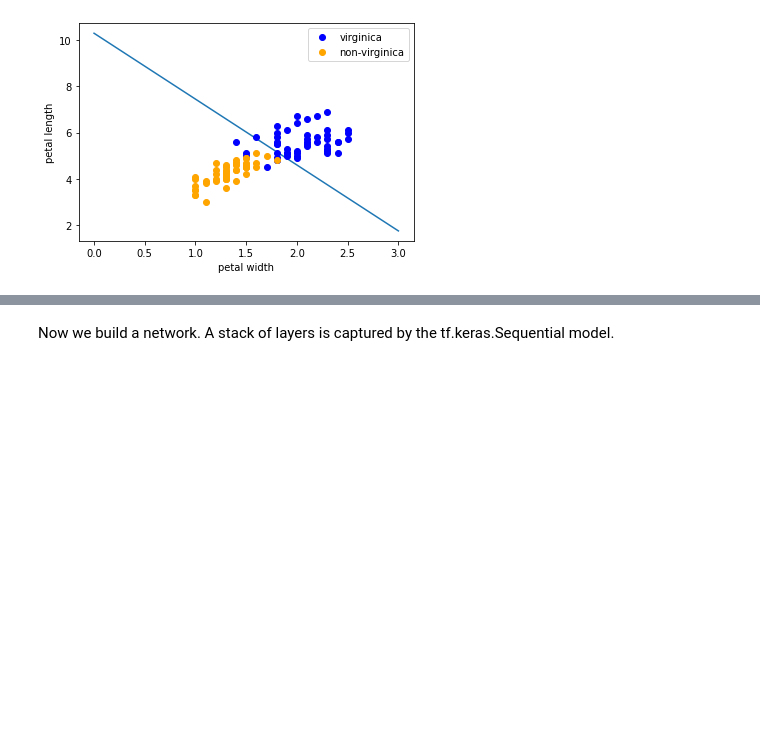
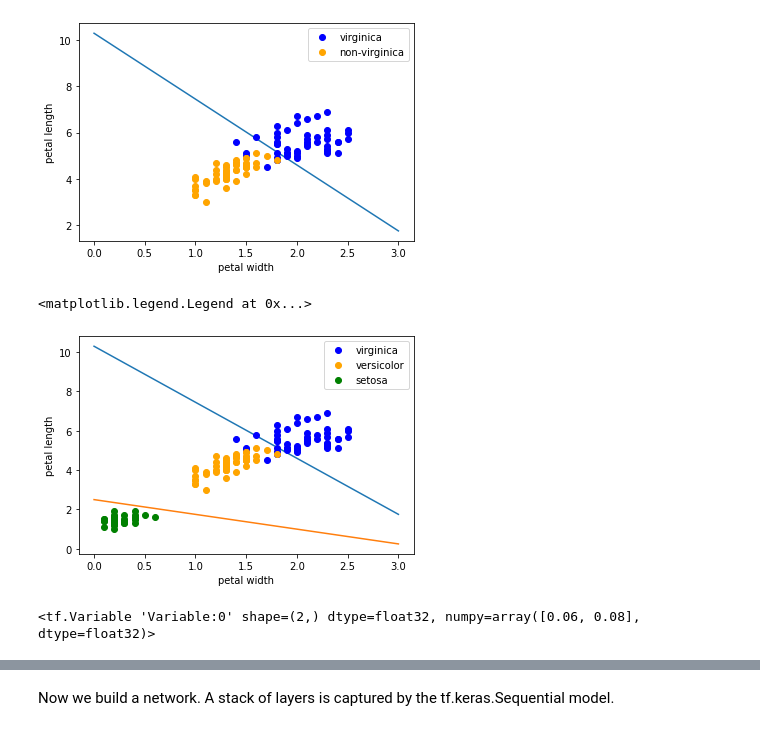
Before and after one commit to yeswhos/COMP5400M-Bio-inspired-Computing, a Jupyter notebook: CW2/Backpropagation on the Iris data set.ipynb, the cells around one changed output, grey strips where cells are left out. Saved outputs shown, nothing was run; the diff lists cells and outputs as text; code cells hidden in the pictures; blank space fills up the shorter version.

```diff
--- a/CW2/Backpropagation on the Iris data set.ipynb
+++ b/CW2/Backpropagation on the Iris data set.ipynb
@@ -187,11 +187,10 @@ print(len(y_virginica))
 # tf.compat.v1.disable_eager_execution()
 import tensorflow as tf
 class Perceptron(object):
-    def __init__(self, input_feature_num, activation=None):
+    def __init__(self, input_feature_num, activation=None, b = 0.0):
         self.activation = activation if activation else self.sign
         self.w = [0.0] * input_feature_num
-        #self.b = -200000.0
-        self.b = 0.0
+        self.b = b
 
     def sign(self, z):
         # 阶跃激活函数:
@@ -250,7 +249,7 @@ perceptron_setoa.fit(X_setoa, y_setoa, iteration=100, learning_rate=0.1)
 # %% [output]
 weights: [0.06 0.08]    bias: -0.2
 # %%
-perceptron_virginica = Perceptron(input_feature_num=X_virginica.shape[1])
+perceptron_virginica = Perceptron(input_feature_num=X_virginica.shape[1], b = -200000.0)
 perceptron_virginica.fit(X_virginica, y_virginica, iteration=1000, learning_rate=0.1)
 # %% [output]
 weights: [52478.2        18440.13999999]        bias: -189729.29999940217
@@ -289,6 +288,31 @@ plt.legend()
 # %% [output]
 <matplotlib.legend.Legend at 0x...>
 [figure]
+# %%
+x_points = np.linspace(0,3)
+y_points = np.linspace(0,3)
+y_ = -(perceptron_virginica.w[0]*x_points + perceptron_virginica.b)/perceptron_virginica.w[1]
+z_ = -(perceptron_setoa.w[0]*y_points + perceptron_setoa.b)/perceptron_setoa.w[1]
+plt.plot(x_points, y_)
+plt.plot(y_points, z_)
+# plt.plot(data[:50, 0], data[:50, 1], 'bo', color='blue', label='0')
+# plt.plot(data[50:100, 0], data[50:100, 1], 'bo', color='orange', label='1')
+plt.plot(data_total[100:150, 1], data_total[100:150, 0],'bo', color='blue', label='virginica')
+# plt.plot(data_total[50:100, 1], data_total[50:100, 0],'bo', color='orange', label='non-virginica')
+plt.plot(data_total[50:100, 1],data_total[50:100, 0], 'bo', color='orange', label='versicolor')
+plt.plot(data_total[:50, 1],data_total[:50, 0], 'bo', color='green', label='setosa')
+plt.xlabel('petal width')
+plt.ylabel('petal length')
+plt.legend()
+# %% [output]
+<matplotlib.legend.Legend at 0x...>
+[figure, added]
+# %%
+w = tf.Variable([0.06, 0.08])
+print(w)
+b = tf.Variable([-0.2])
+# %% [output]
+<tf.Variable 'Variable:0' shape=(2,) dtype=float32, numpy=array([0.06, 0.08], dtype=float32)>
 # %%
 import os
 import sys
```
Also changed, not shown: parts of 11 cells of this notebook.
